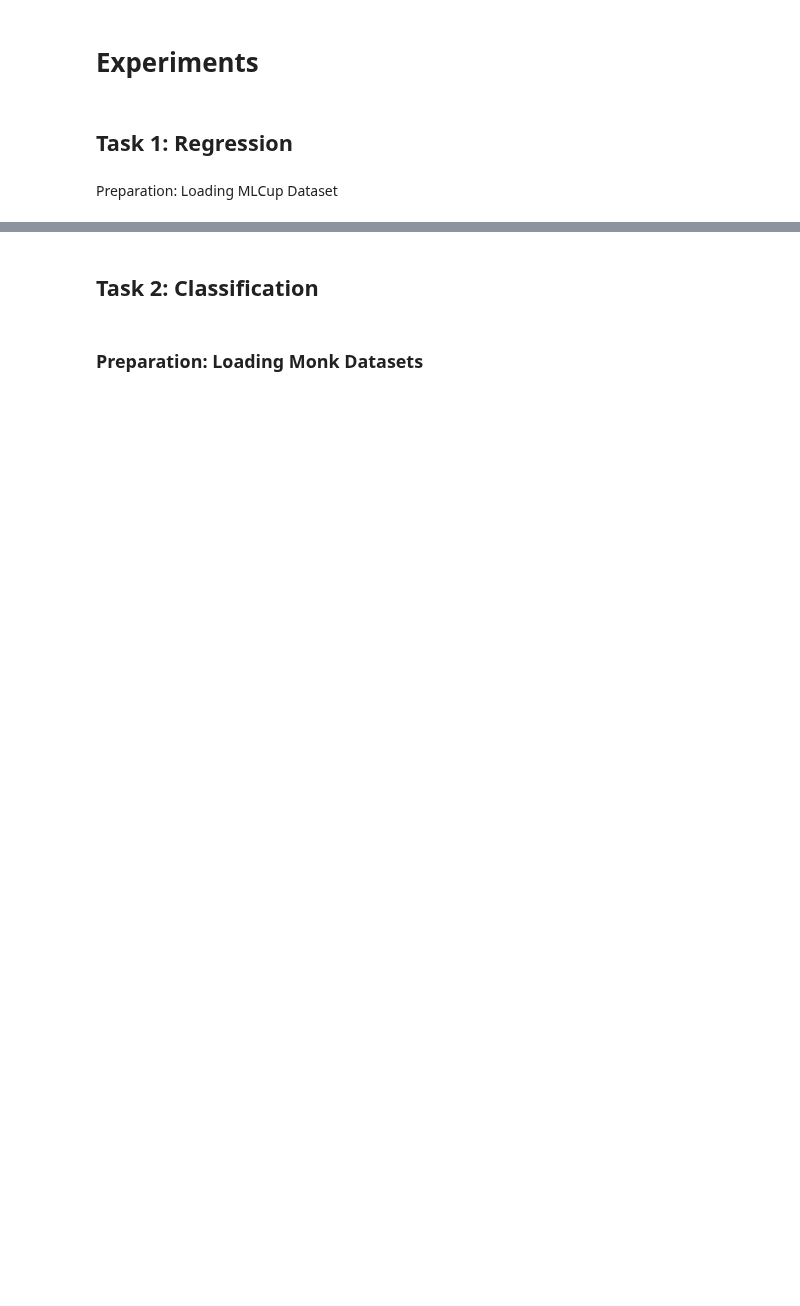
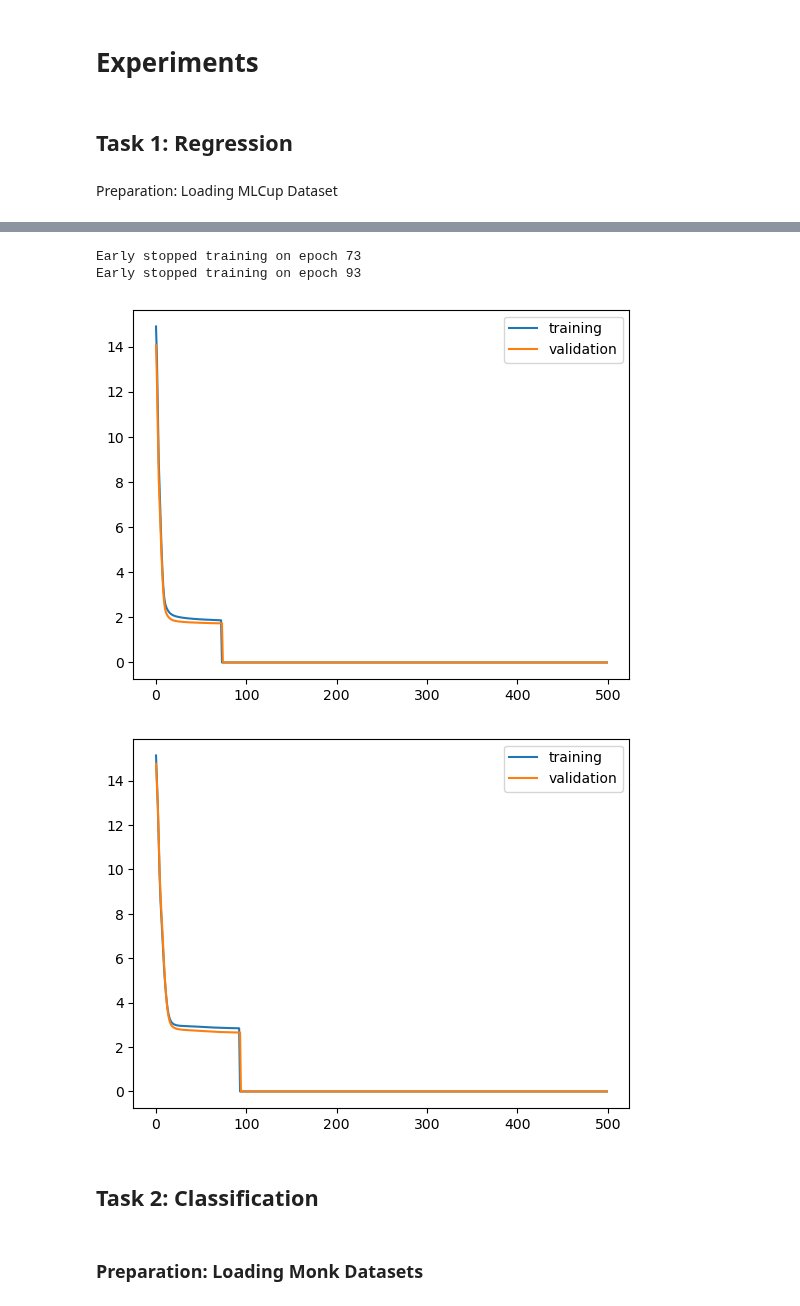
Before and after one commit to DreRnc/MLx2, a Jupyter notebook: Experiments.ipynb, the cells around one changed output, grey strips where cells are left out. Drawn from its saved outputs; the diff is of its cells as text; code cells hidden in the pictures; blank space fills up the shorter version.

```diff
--- a/Experiments.ipynb
+++ b/Experiments.ipynb
@@ -35,3 +39,22 @@ print(X_test.shape)
+# %%
+for alpha_l2 in [0, 0.05]:
+
+    mlp = MLP([10, 60], 9, 2, task = "regression", activation_function = "sigm")
+
+    mlp.fit(X_train, y_train, n_epochs = 500, batch_size = 150, step = 0.2, momentum = 0.1, Nesterov = False, \
+           alpha_l2 = alpha_l2)
+    learning_curve = mlp.learning_curve
+    validation_curve = mlp.validation_curve
+
+    fig, ax = plt.subplots()
+    ax.plot(learning_curve, label = "training")
+    ax.plot(validation_curve, label = "validation")
+    plt.legend()
+# %% [output]
+Early stopped training on epoch 73
+Early stopped training on epoch 93
+[figure, added]
+[figure, added]
 # %% [markdown]
 ## Task 2: Classification
 # %% [markdown]
```
Also changed, not shown: parts of 3 cells of this notebook, 1 other file.
